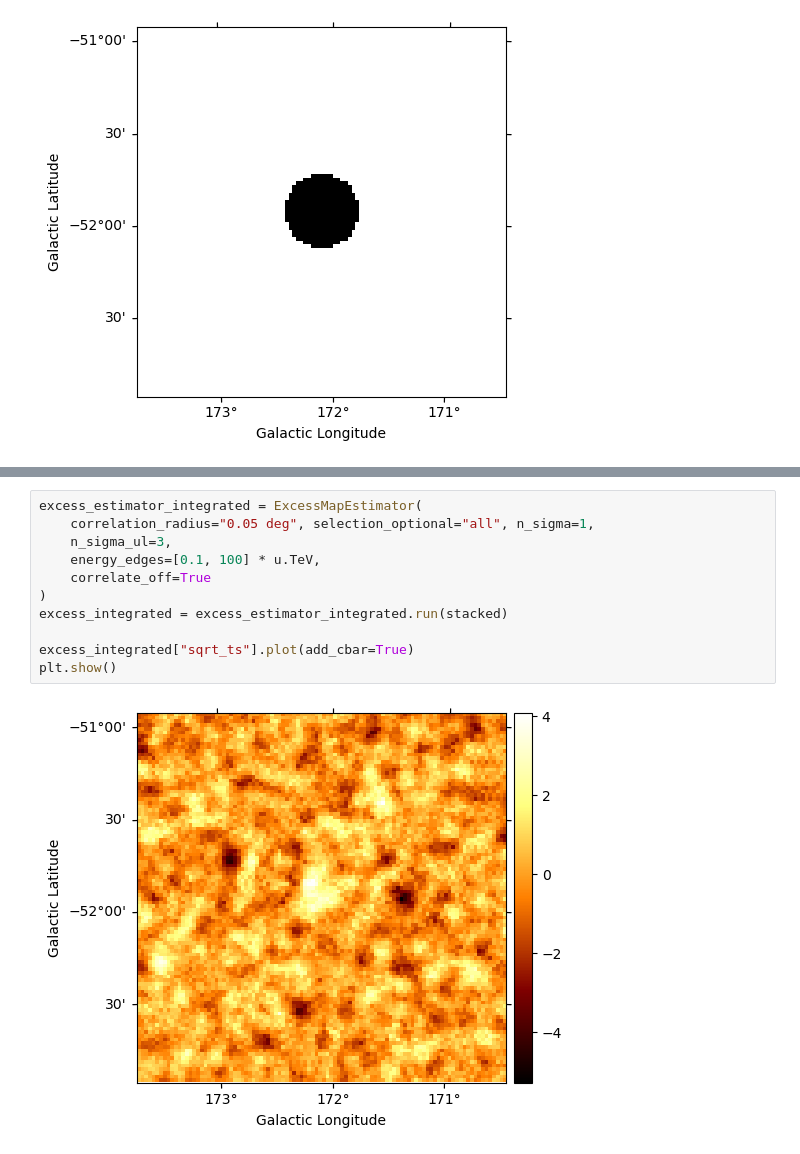
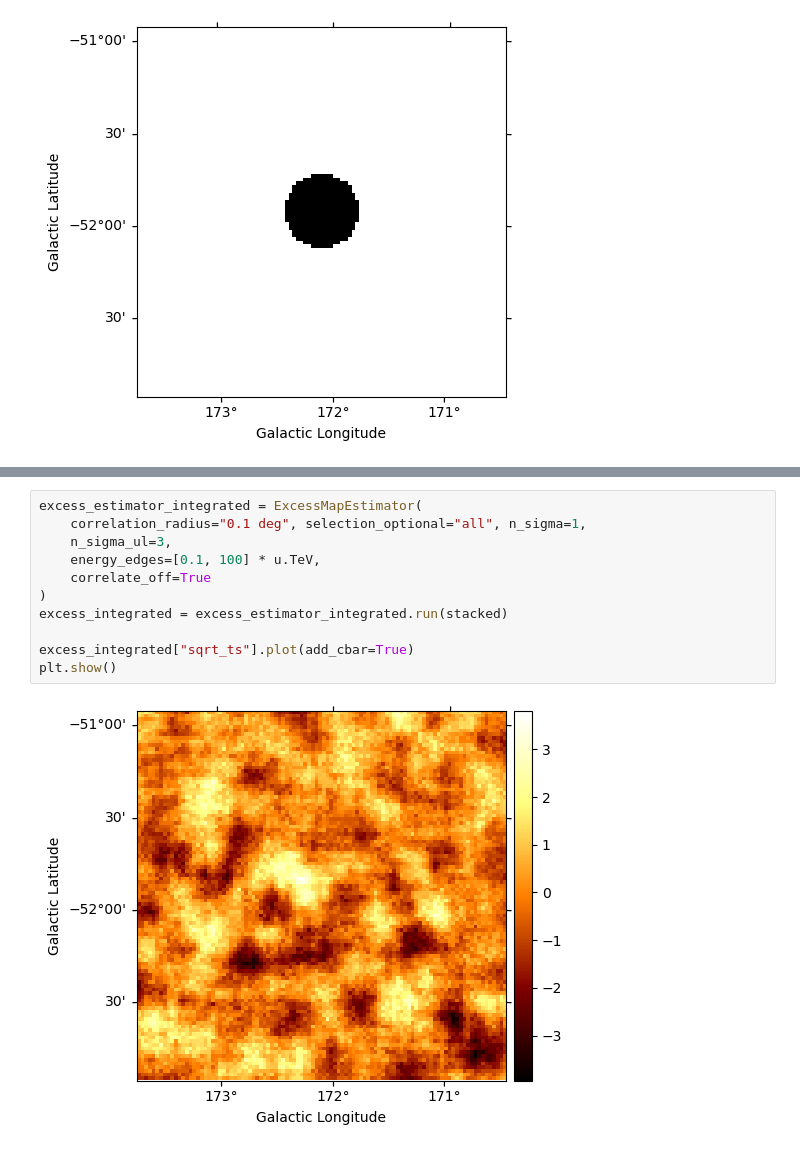
Before and after one commit to tcaba2/MASS_Thesis, a Jupyter notebook: simulations/UFO/Experiment/Exp2.ipynb, the cells around one changed output, grey strips where cells are left out. Drawn from its saved outputs; the diff is of its cells as text.

```diff
--- a/simulations/UFO/Experiment/Exp2.ipynb
+++ b/simulations/UFO/Experiment/Exp2.ipynb
@@ -241,16 +281,16 @@ plt.show()
 # %%
 excess_estimator_integrated = ExcessMapEstimator(
-    correlation_radius="0.05 deg", selection_optional="all", n_sigma=1,
+    correlation_radius="0.1 deg", selection_optional="all", n_sigma=1,
     n_sigma_ul=3,
     energy_edges=[0.1, 100] * u.TeV,
     correlate_off=True
 )
 excess_integrated = excess_estimator_integrated.run(stacked)
 
 excess_integrated["sqrt_ts"].plot(add_cbar=True)
 plt.show()
 # %% [output]
-[figure, old version]
+[figure, new version]
 # %%
 # set a threshold of detection at 4 sigma and a minimum distance amongst detected source of 0.2 deg:
 sources = find_peaks(excess_integrated["sqrt_ts"], threshold=5., min_distance="0.2 deg")
```
Also changed, not shown: parts of 11 cells of this notebook, 20 other files.
